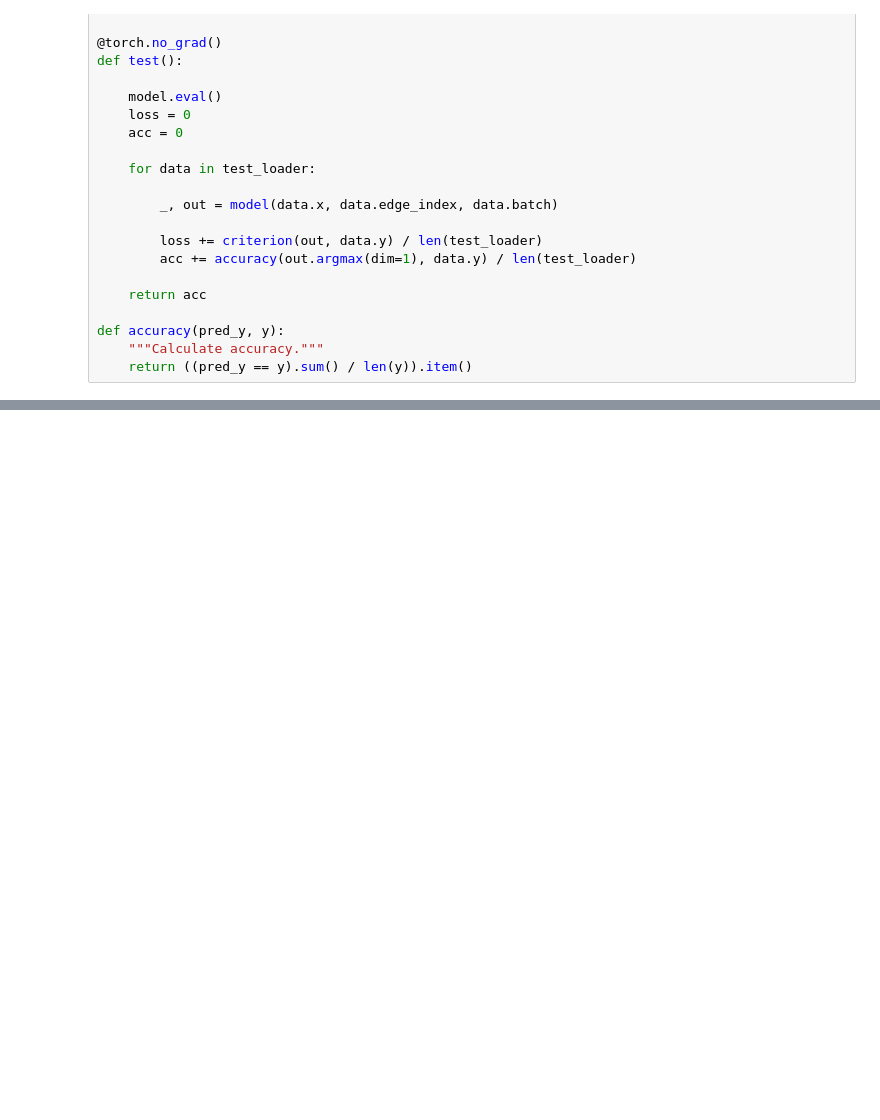
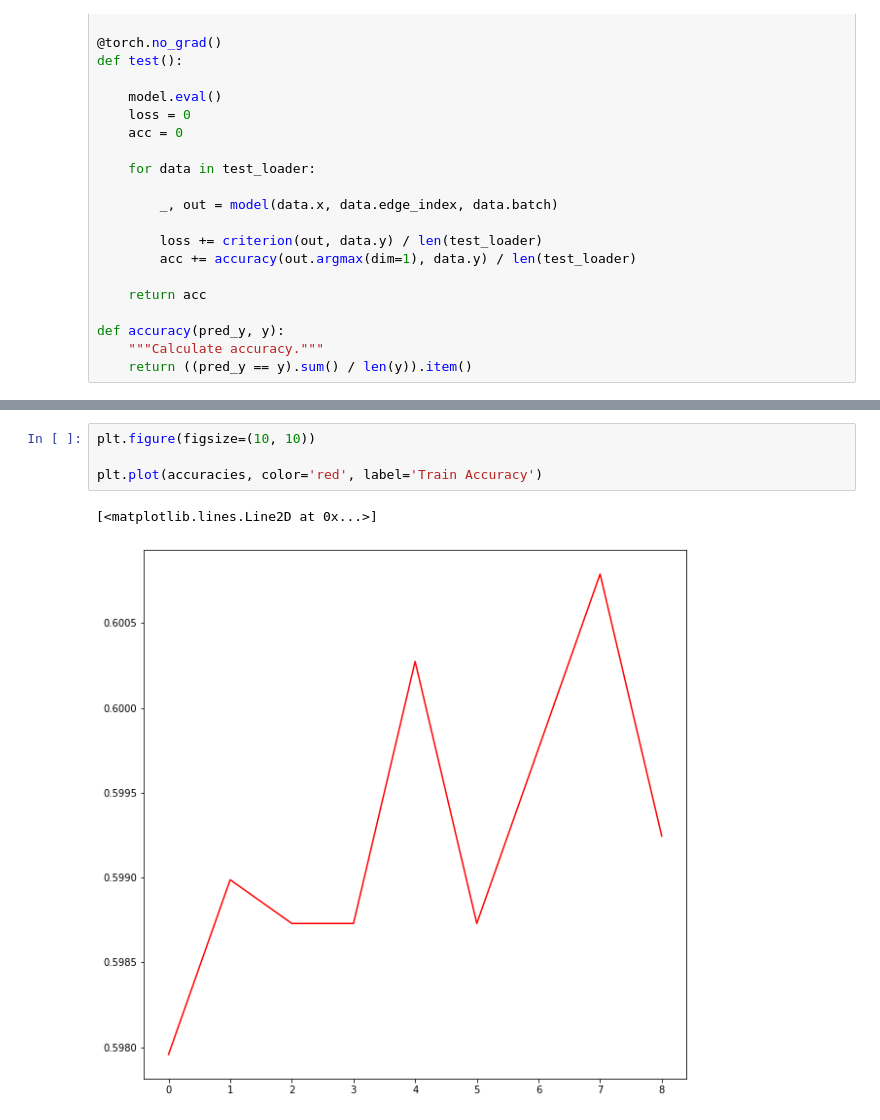
Before and after one commit to LakhderAmine99/Graph_Neural_Networks, a Jupyter notebook: enzymes_classification.ipynb, the cells around one changed output, grey strips where cells are left out. Cells and saved outputs as stored; diff of their text form; blank space fills up the shorter version.

```diff
--- a/enzymes_classification.ipynb
+++ b/enzymes_classification.ipynb
@@ -174,0 +223,7 @@ Epoch: 199, Loss: 0.6257, Train Acc:  59.53 %, Test Acc: 52.34 %
+# %%
+plt.figure(figsize=(10, 10))
+
+plt.plot(accuracies, color='red', label='Train Accuracy')
+# %% [output]
+[<matplotlib.lines.Line2D at 0x...>]
+[figure, added]
```
Also changed, not shown: parts of 21 cells of this notebook.
